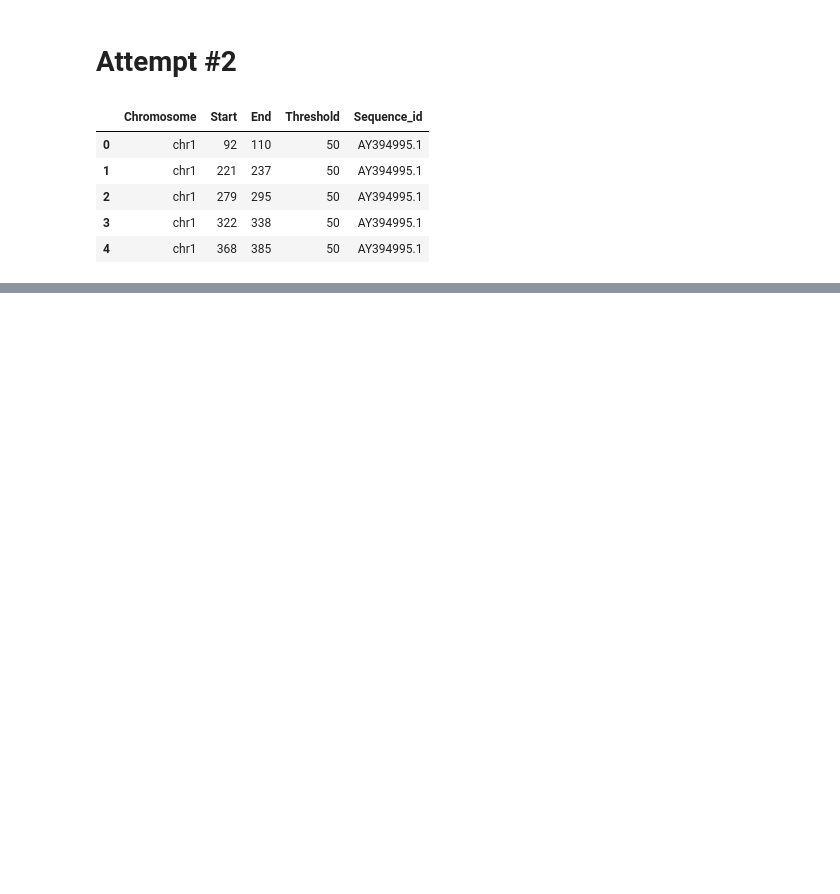
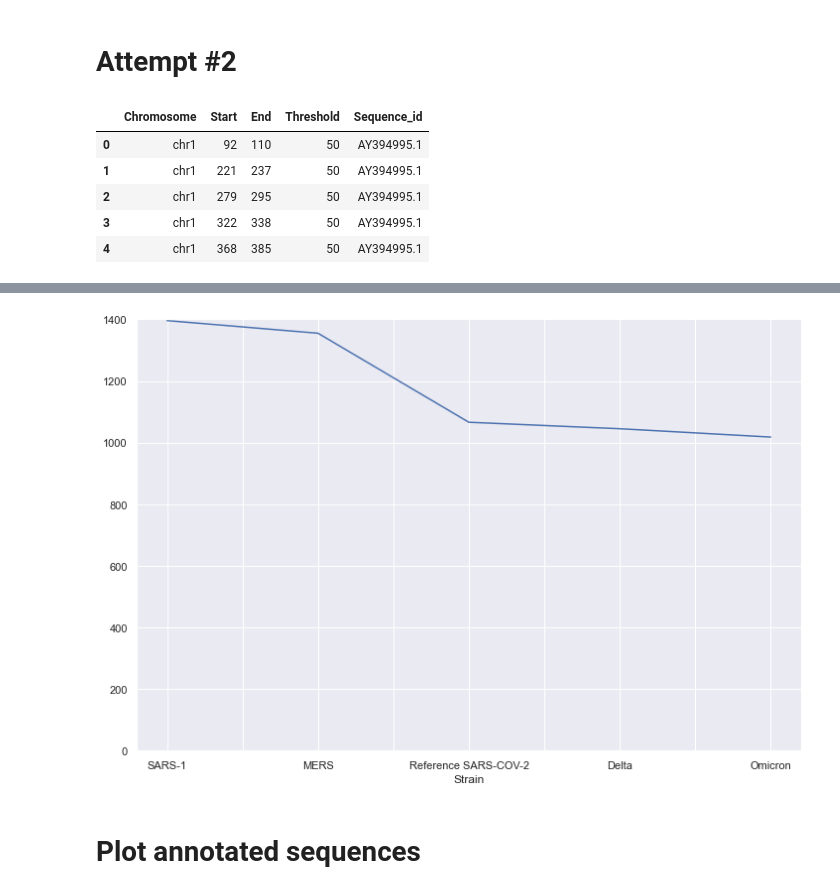
Before and after one commit to AlexShein/z_coronaviruses, a Jupyter notebook: evolutionary_zscores/visualizations.ipynb, the cells around one changed output, grey strips where cells are left out. Saved outputs shown, nothing was run; the diff lists cells and outputs as text; code cells hidden in the pictures; blank space fills up the shorter version.

```diff
--- a/evolutionary_zscores/visualizations.ipynb
+++ b/evolutionary_zscores/visualizations.ipynb
@@ -9,5 +13,5 @@ from sklearn.linear_model import LinearRegression
 # %%
-plt.rcParams["figure.figsize"] = (16,12)
+plt.rcParams["figure.figsize"] = (12,8)
 sns.set()
 # %%
 res_df = pd.read_csv('zscores_by_position.csv', index_col=0)
@@ -157,0 +214,7 @@ for threshold, group_df in zdna_ranges_df.groupby('Threshold'):
+# %%
+agg_50_df = plots_coverage_df[plots_coverage_df['Threshold'] == 50].groupby(['Strain']).agg({'Length': sum})
+agg_50_df['Order'] = agg_50_df.index.map(
+    {'SARS-1': 0, 'MERS': 1, 'Reference SARS-COV-2': 2, 'Delta': 3, 'Omicron':4}
+)
+agg_50_df = agg_50_df.sort_values(['Order'], ascending=True)
+agg_50_df
@@ -157,0 +244,6 @@ for threshold, group_df in zdna_ranges_df.groupby('Threshold'):
+# %%
+fig = agg_50_df['Length'].plot(ylim=[0,1400])
+# %% [output]
+[figure, added]
+# %% [markdown]
+# Plot annotated sequences
```
Also changed, not shown: parts of 55 cells of this notebook, 6 other files.
